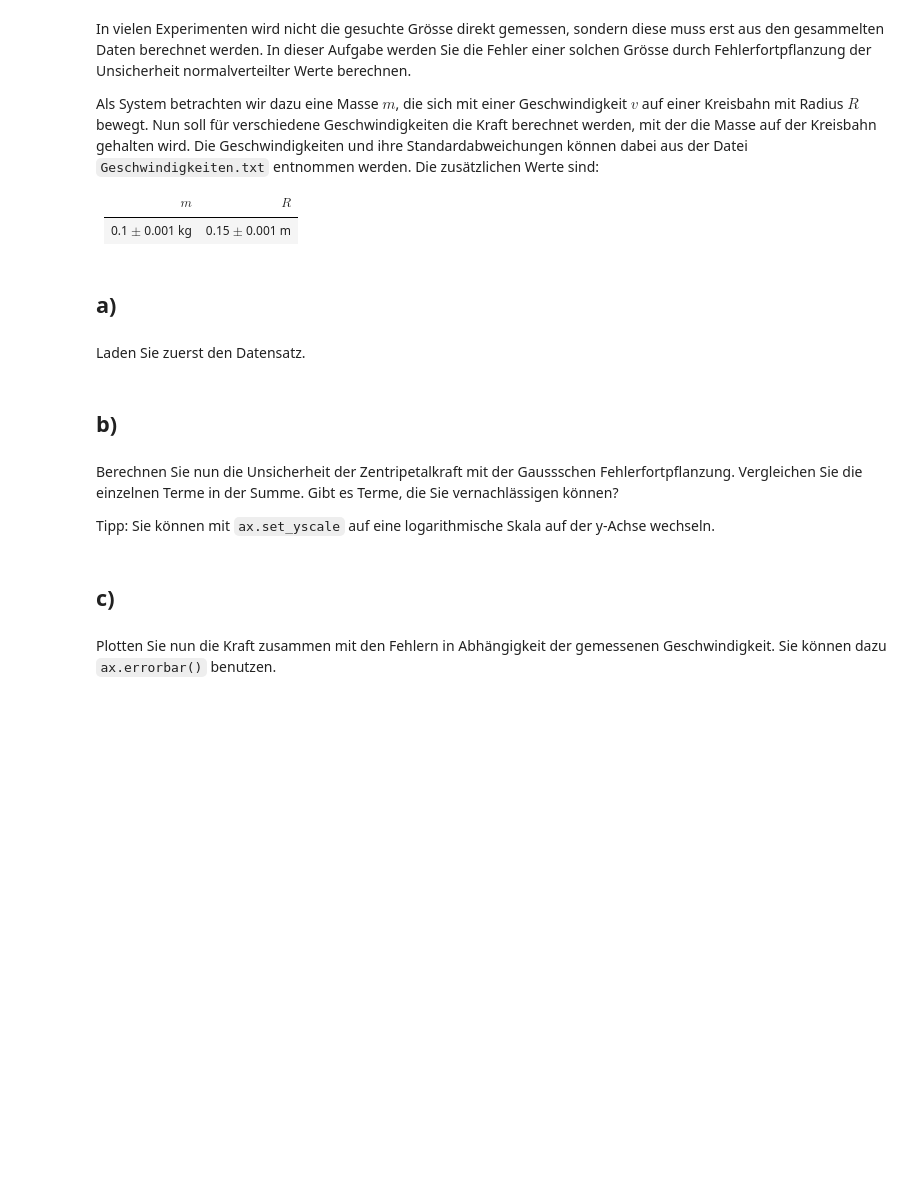
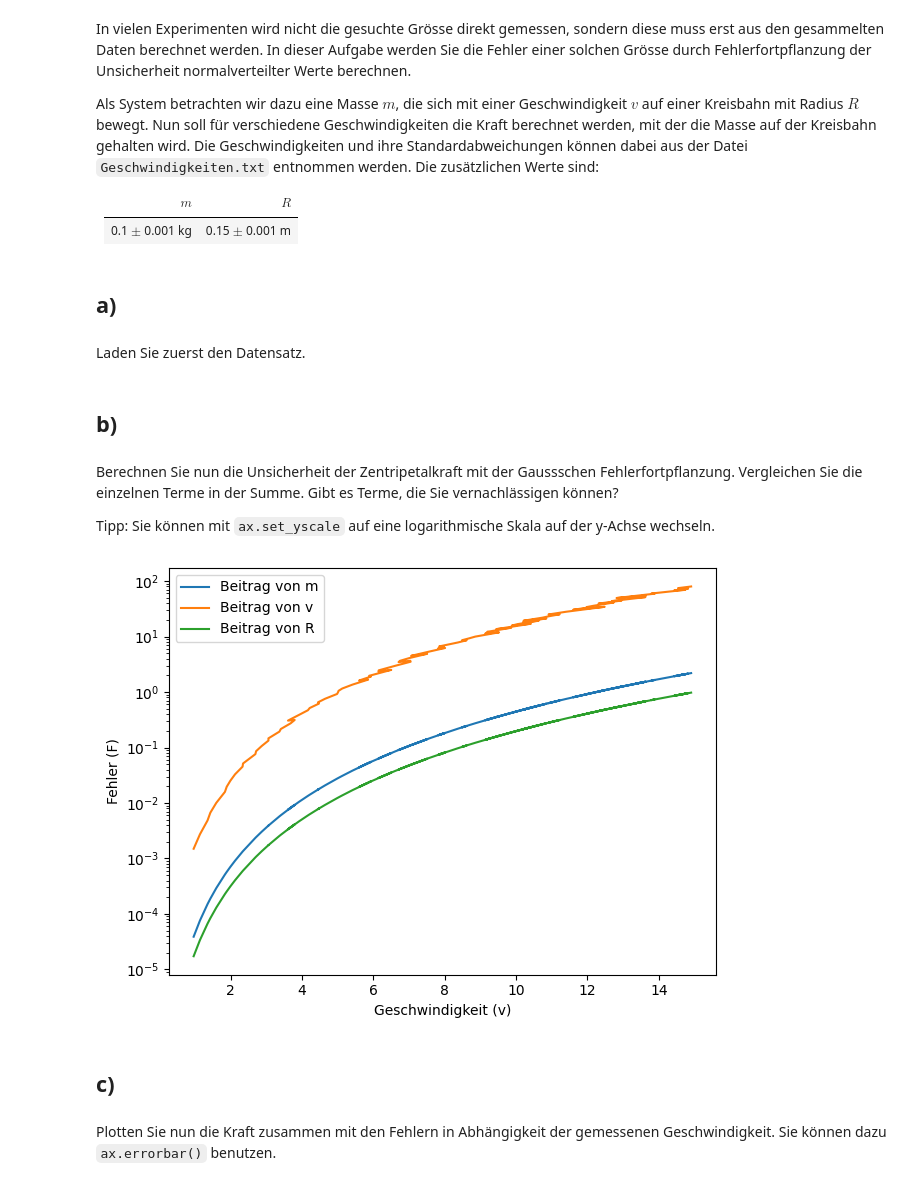
Before and after one commit to LucasWinter73/ETH-Data-Analysis, a Jupyter notebook: Jupiter notebooks/Ex04/Messfehler und Fehlerfortpflanzung.ipynb, the cells around one changed output. Saved outputs shown, nothing was run; the diff lists cells and outputs as text; code cells hidden in the pictures; blank space fills up the shorter version.

```diff
--- a/Jupiter notebooks/Ex04/Messfehler und Fehlerfortpflanzung.ipynb
+++ b/Jupiter notebooks/Ex04/Messfehler und Fehlerfortpflanzung.ipynb
@@ -75,3 +166,16 @@ Laden Sie zuerst den Datensatz.
+# %%
+# Ihr Code
+data = np.loadtxt('Geschwindigkeiten.txt', skiprows=3, delimiter=' ');
+v = data[0, :]
+v_sigma = data[1, :]
+
+m_mean = 0.1
+m_sigma = 0.001
+
+R_mean = 0.15
+R_sigma = 0.001
+
+# plot_histogram(v, bins=30, show_mean=True, show_std=True);
 # %% [markdown]
 ## b)
 # %% [markdown]
@@ -83,3 +185,68 @@ Tipp: Sie können mit `ax.set_yscale` auf eine logarithmische Skala auf der y-Ac
+# %%
+# Ihr Code
+F = m_mean * v**2 / R_mean
+dF_dm = v**2 / R_mean
+dF_dv = 2 * m_mean * v / R_mean
+dF_dR = -m_mean * v**2 / R_mean**2
+
+term_m = (dF_dm * m_sigma)**2
+term_v = (dF_dv * v_sigma)**2
+term_R = (dF_dR * R_sigma)**2
+
+F_sigma = np.sqrt(term_m + term_v + term_R)
+
+# fig = plt.figure(figsize=(10, 8))
+# ax1 = fig.add_subplot(1, 1, 1)
+# ax1.semilogy(v, term_m, label='Beitrag von m')
+# ax1.semilogy(v, term_v, label='Beitrag von v')
+# ax1.semilogy(v, term_R, label='Beitrag von R')
+# ax1.set_xlabel('Geschwindigkeit (v)')
+# ax1.set_ylabel('Fehler (F)')
+# ax1.legend()
+
+def plot_plot(*data_pairs, xlabel='x', ylabel='y', scale='linear', title=''):
+    fig = plt.figure()
+    ax = fig.add_subplot(1, 1, 1)
+    for pair in data_pairs:
+        if len(pair) == 1:
+            y, label = pair[0], ''
+            x = np.arange(len(y))
+        elif len(pair) == 2:
+            y, label = pair[0], pair[1]
+            x = np.arange(len(y))
+        else:
+            x, y, label = pair[0], pair[1], pair[2]
+        yerr = pair[3] if len(pair) > 3 else None
+        fmt = pair[4] if len(pair) > 4 else '-'
+        ax.errorbar(x, y, yerr=yerr, fmt=fmt, capsize=5, label=label)
+
+    if scale == 'logx':
+        ax.set_xscale('log')
+    elif scale == 'logy':
+        ax.set_yscale('log')
+    elif scale == 'loglog':
+        ax.set_xscale('log')
+        ax.set_yscale('log')
+
+    ax.set_xlabel(xlabel)
+    ax.set_ylabel(ylabel)
+    ax.set_title(title)
+    ax.legend()
+    fig.tight_layout()
+
+
+
+
+plot_plot(
+    (v, term_m, 'Beitrag von m'),
+    (v, term_v, 'Beitrag von v'),
+    (v, term_R, 'Beitrag von R'),
+    xlabel='Geschwindigkeit (v)',
+    ylabel='Fehler (F)',
+    scale='logy'
+)
+# %% [output]
+[figure, added]
 # %% [markdown]
 ## c)
 # %% [markdown]
```
Also changed, not shown: parts of 14 cells of this notebook, 8 other files.
